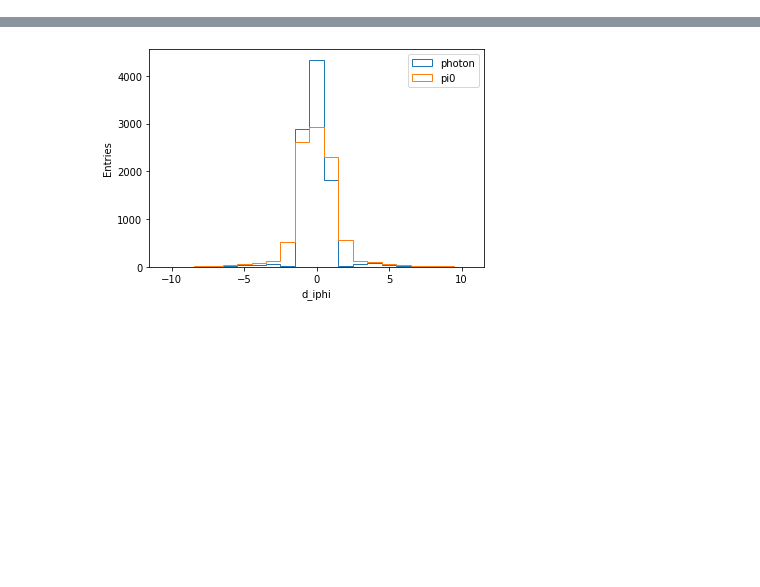
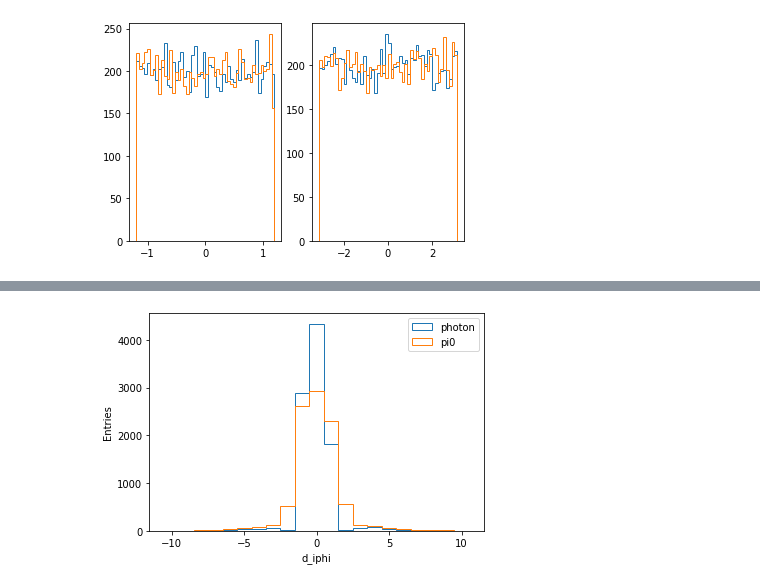
Before and after one commit to osuranyi/EMCal-clustering, a Jupyter notebook: Cluster_seeds.ipynb, the cells around one changed output, grey strips where cells are left out. Drawn from its saved outputs; the diff is of its cells as text; code cells hidden in the pictures; blank space fills up the shorter version.

```diff
--- a/Cluster_seeds.ipynb
+++ b/Cluster_seeds.ipynb
@@ -37,3 +42,13 @@ phi = np.array(phi)
+# %%
+plt.subplot(1,2,1)
+plt.hist(eta[pid == 1],bins=50,histtype="step")
+plt.hist(eta[pid == 0],bins=50,histtype="step");
+
+plt.subplot(1,2,2)
+plt.hist(phi[pid == 1],bins=50,histtype="step")
+plt.hist(phi[pid == 0],bins=50,histtype="step");
+# %% [output]
+[figure, added]
 # %%
 e_tow = tree['emcalen'].array(library='np', entry_stop=N)
 eta_tow = tree['emcalet'].array(library='np', entry_stop=N)
```
Also changed, not shown: parts of 5 cells of this notebook, 1 other file.
